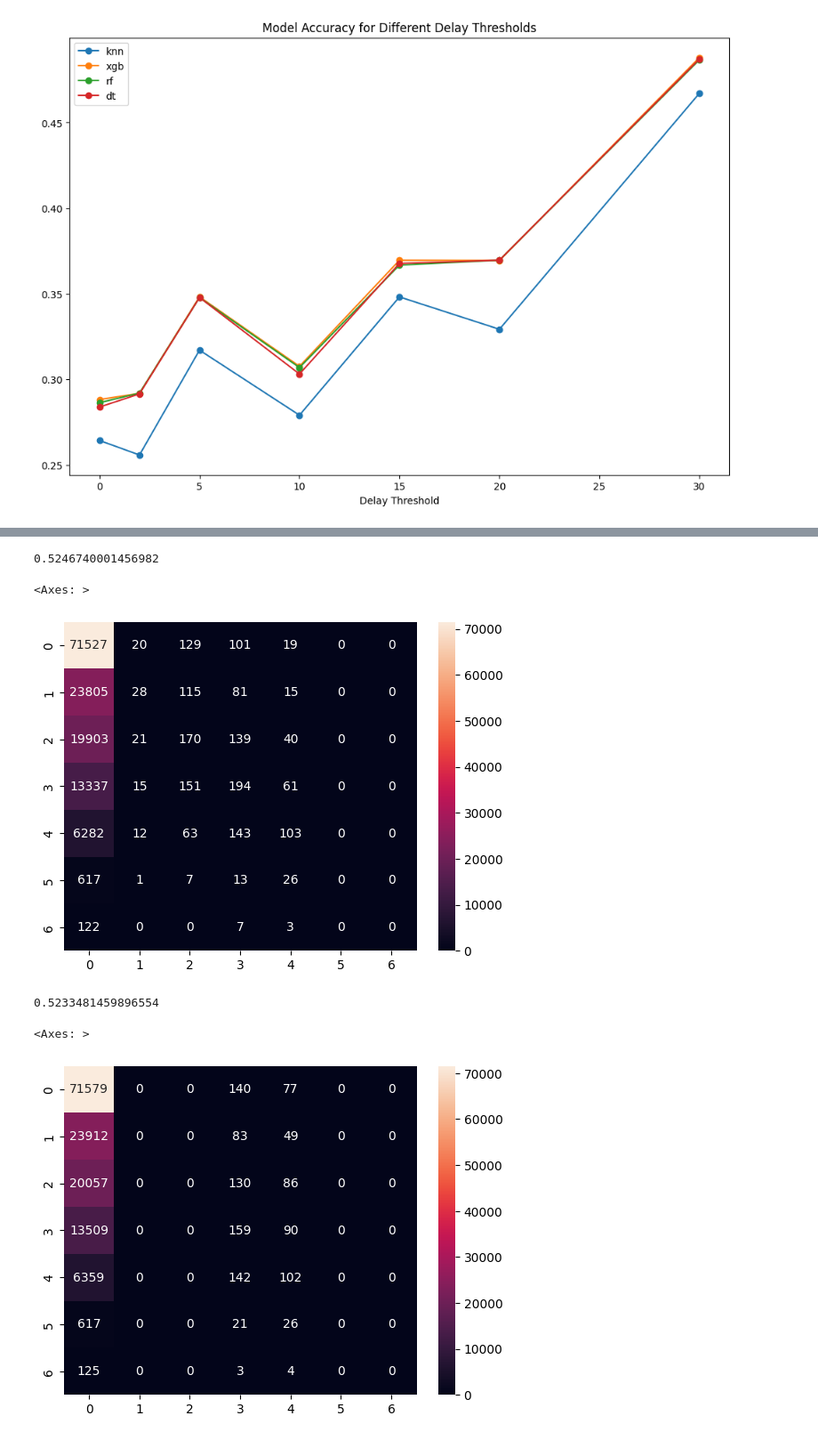
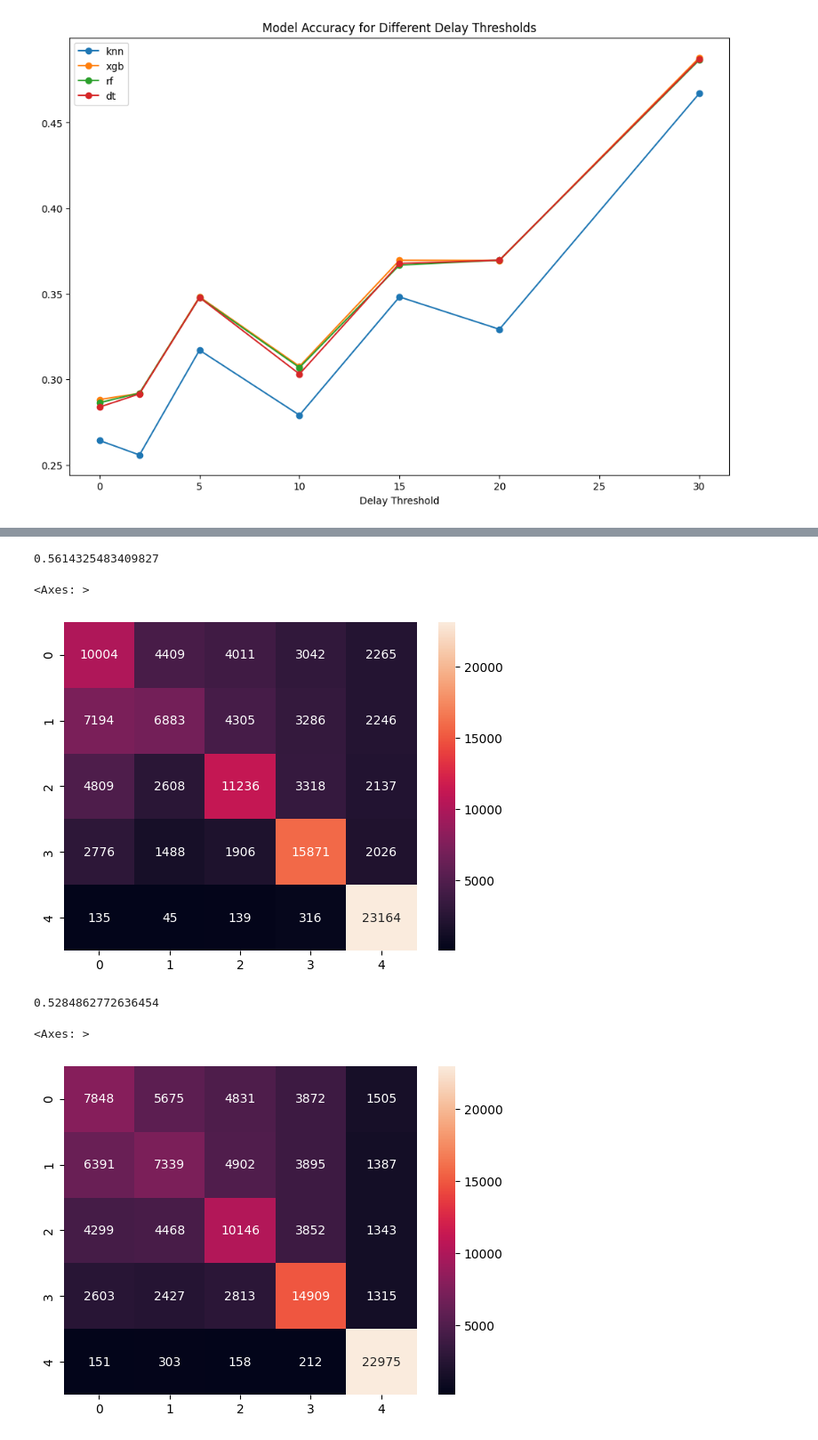
Before and after one commit to kyllan16693/flight-delay-prediction, a Jupyter notebook: multi-classification.ipynb, the cells around one changed output, grey strips where cells are left out. Shown at 89% size. Cells and saved outputs as stored; diff of their text form; code cells hidden in the pictures.

```diff
--- a/multi-classification.ipynb
+++ b/multi-classification.ipynb
@@ -1037,3 +1082,13 @@ ax.legend()
+# %%
+#oversample the data to balance the classes
+ros = RandomOverSampler(random_state=0)
+X = df_nums.drop(columns=['DepDelay'])
+y = df_nums['DepDelay']
+
+X_resampled, y_resampled = ros.fit_resample(X, y)
+
+#split into training and testing
+X_train, X_test, y_train, y_test = train_test_split(X_resampled, y_resampled, test_size=0.2, random_state=32)
 # %%
 #preform hyperparameter tuning on the data with different thresholds for delay
 
@@ -1231,13 +1307,13 @@ sns.heatmap(cm, annot=True, fmt='d')
 # %%
 #random forest model
-"""{
-    "criterion": "gini",
-    "max_depth": 15,
-    "min_samples_leaf": 1,
-    "min_samples_split": 5,
-    "n_estimators": 2000
-}, """
-rf = RandomForestClassifier(criterion='gini', max_depth=15, min_samples_leaf=1, min_samples_split=5, n_estimators=2000)
+"""
+"criterion": "entropy",
+"max_depth": 15,
+"min_samples_leaf": 1,
+"min_samples_split": 2,
+"n_estimators": 2000
+"""
+rf = RandomForestClassifier(criterion='entropy', max_depth=15, min_samples_leaf=1, min_samples_split=2, n_estimators=2000)
 rf.fit(X_train, y_train)
 
 y_pred = rf.predict(X_test)
@@ -1247,30 +1323,30 @@ print(accuracy_score(y_test, y_pred))
 cm = confusion_matrix(y_test, y_pred)
 sns.heatmap(cm, annot=True, fmt='d')
 # %% [output]
-0.5246740001456982
+0.5614325483409827
 <Axes: >
-[figure, old version]
+[figure, new version]
 # %%
 #decision tree model
-"""{
-    "max_depth": 5,
-    "min_samples_leaf": 4,
-    "min_samples_split": 4,
-    "random_state": null,
-    "splitter": "random"
-}, """
-dt = DecisionTreeClassifier(max_depth=5, min_samples_leaf=4, min_samples_split=4, random_state=None, splitter='random')
+"""
+"max_depth": 20,
+"min_samples_leaf": 1,
+"min_samples_split": 2,
+"random_state": null,
+"splitter": "best"
+"""
+dt = DecisionTreeClassifier(max_depth=20, min_samples_leaf=1, min_samples_split=2, random_state=None, splitter='best')
 dt.fit(X_train, y_train)
 
 y_pred = dt.predict(X_test)
 
 print(accuracy_score(y_test, y_pred))
 
 cm = confusion_matrix(y_test, y_pred)
 sns.heatmap(cm, annot=True, fmt='d')
 # %% [output]
-0.5233481459896554
+0.5284862772636454
 <Axes: >
-[figure, old version]
+[figure, new version]
 # %%
 #knn model
```
Also changed, not shown: parts of 21 cells of this notebook.
